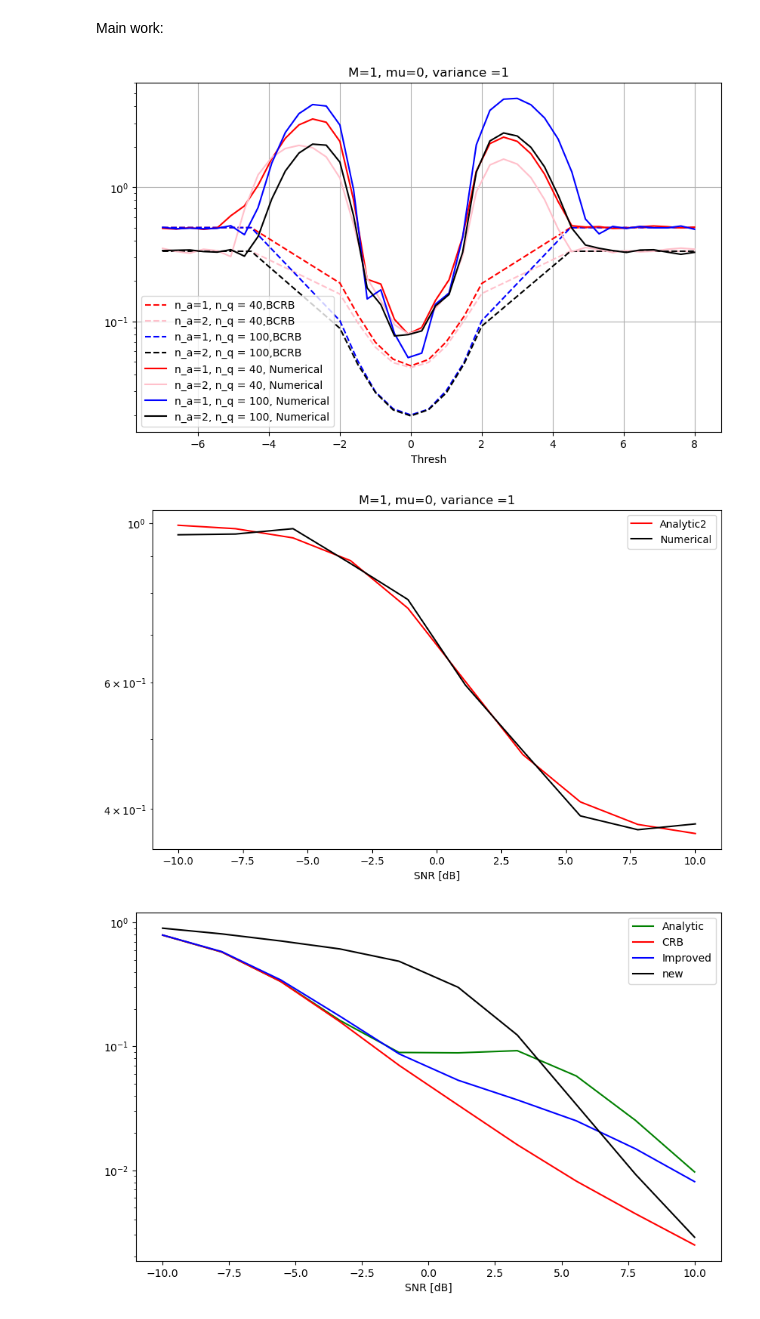
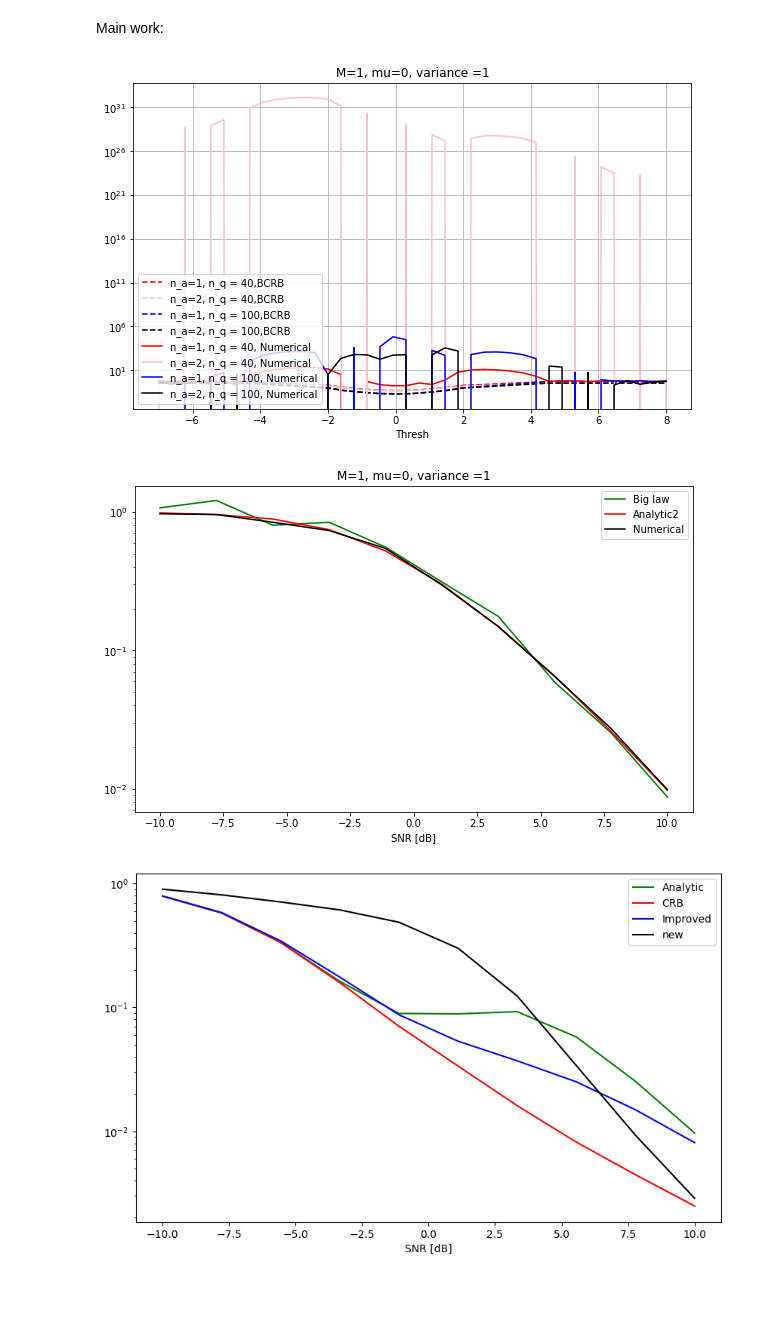
Before and after one commit to mazyaniv/Channel_Estimation, a Jupyter notebook: yaniv.ipynb, the cells around one changed output. Drawn from its saved outputs; the diff is of its cells as text; code cells hidden in the pictures; blank space fills up the shorter version.

```diff
--- a/yaniv.ipynb
+++ b/yaniv.ipynb
@@ -19,7 +19,7 @@ import scipy.integrate as spi
 # %% [markdown]
 Introduction:
 # %%
-M =2
+M =1
 mu = 0
 rho_q = 1
 rho_a = 1
@@ -279,8 +286,8 @@ def MSE_general_numerical(sigma1,sigma2, n_a,n_q, matrix, observ,snap=1000, thre
 # %%
 from scipy.interpolate import make_interp_spline
 
-new_sim=2000
-new_snap=1000
+new_sim=200
+new_snap=100
 my_range = np.arange(-8,8.5,0.5)
 a,b = [2,4.25]
 thresh_space1 = np.delete(my_range,np.where([(-b < my_range) & (my_range < -a),(a < my_range) & (my_range < b)]))
@@ -299,46 +306,46 @@ CRB1 = [CRB(1,1,n_a[0],n_q[0],matrix_const1,1,new_sim,thresh_space1[i]**np.ones(
 CRB2 = [CRB(1,1,n_a[1],n_q[1],matrix_const2,1,new_sim,thresh_space1[i]**np.ones((M*n_q[1], 1)),thresh_space1[i]*np.ones((M*n_q[1], 1))) for i in range(len(thresh_space1))]
 CRB3 = [CRB(1,1,n_a[2],n_q[2],matrix_const3,1,new_sim,thresh_space1[i]**np.ones((M*n_q[2], 1)),thresh_space1[i]*np.ones((M*n_q[2], 1))) for i in range(len(thresh_space1))]
 CRB4 = [CRB(1,1,n_a[3],n_q[3],matrix_const4,1,new_sim,thresh_space1[i]**np.ones((M*n_q[3], 1)),thresh_space1[i]*np.ones((M*n_q[3], 1))) for i in range(len(thresh_space1))]
 ######################
 fig = plt.figure(figsize=(10, 6))
 list_of_colors = ['red','pink','blue','black']
 list_of_functions = [CRB1,CRB2,CRB3,CRB4]
 
 for i in range(len(list_of_functions)):
     plt.plot(thresh_space1, list_of_functions[i],'--' ,color=list_of_colors[i], label='n_a={}, n_q = {},BCRB'.format(n_a[i], n_q[i]))
 
 list_of_functions1 = [L_Estimator_numerical1, L_Estimator_numerical2,L_Estimator_numerical3,L_Estimator_numerical4]
 for i in range(len(list_of_functions1)):
     # plt.plot(thresh_space1, list_of_functions1[i], color=list_of_colors[i], label='n_a={}, n_q = {}, Numerical'.format(n_a[i], n_q[i]))
     cubic_interpolation_model = interp1d(thresh_space1, list_of_functions1[i], kind="cubic")
     X_ = np.linspace(thresh_space1.min(), thresh_space1.max(), 40)
     Y_ = cubic_interpolation_model(X_)
     plt.plot(X_, Y_, color=list_of_colors[i],label='n_a={}, n_q = {}, Numerical'.format(n_a[i], n_q[i]))
     # X_Y_Spline = make_interp_spline(thresh_space1, list_of_functions1[i])
     # X_ = np.linspace(thresh_space1.min(), thresh_space1.max(), 50)
     # Y_ = X_Y_Spline(X_)
     # plt.plot(X_, Y_, color=list_of_colors[i],label='n_a={}, n_q = {}, Numerical'.format(n_a[i], n_q[i]))
 
 plt.title("M={}, mu={}, variance ={}".format(M,mu,round(2*pow(sigma_teta,2))))
 plt.yscale('log')
 plt.grid()
 plt.xlabel("Thresh")
 plt.legend(loc='lower left')
 plt.show()
 # %% [output]
-[figure, old version]
+[figure, new version]
 # %%
-na = 0
+na = 1
 nq = 1
 sigma_space_new = np.logspace(-1,1,10)
 matrix_const = Matrix(na,nq)
 my_sim = 1000
-# L_Estimator_biglaw = [MSE_biglaw(sigma_space_new[i],sigma_space_new[i], na, nq, matrix_const) for i in range(len(sigma_space_new))]
+L_Estimator_biglaw = [MSE_biglaw(sigma_space_new[i],sigma_space_new[i], na, nq, matrix_const) for i in range(len(sigma_space_new))]
 L_Estimator_analytic = [MSE_zertothresh_analytic(sigma_space_new[i],sigma_space_new[i], na, nq) for i in range(len(sigma_space_new))]
 L_Estimator_numerical1 = [MSE_general_numerical(sigma_space_new[i],sigma_space_new[i], na,nq, matrix_const, my_sim) for i in range(len(sigma_space_new))]
 ######################
 fig = plt.figure(figsize=(10, 6))
-# plt.plot(10*np.log10(1/sigma_space_new), L_Estimator_biglaw, color = "green", label = "Big law")
+plt.plot(10*np.log10(1/sigma_space_new), L_Estimator_biglaw, color = "green", label = "Big law")
 plt.plot(10*np.log10(1/sigma_space_new), L_Estimator_analytic, color = "red", label = "Analytic2")
 plt.plot(10*np.log10(1/sigma_space_new), L_Estimator_numerical1, color = "black", label = "Numerical")
 plt.title("M={}, mu={}, variance ={}".format(M,mu,round(2*pow(sigma_teta,2))))
@@ -347,5 +354,5 @@ plt.xlabel("SNR [dB]")
 plt.legend()
 plt.show()
 # %% [output]
-[figure, old version]
+[figure, new version]
 # %%
```
Also changed, not shown: parts of 5 cells of this notebook.
